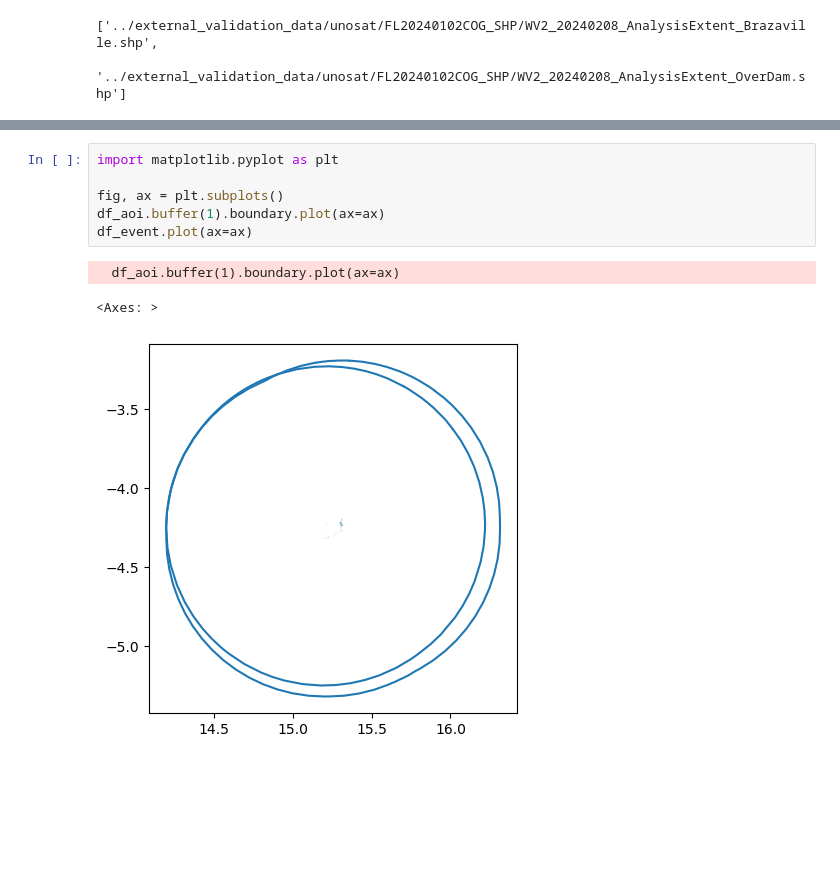
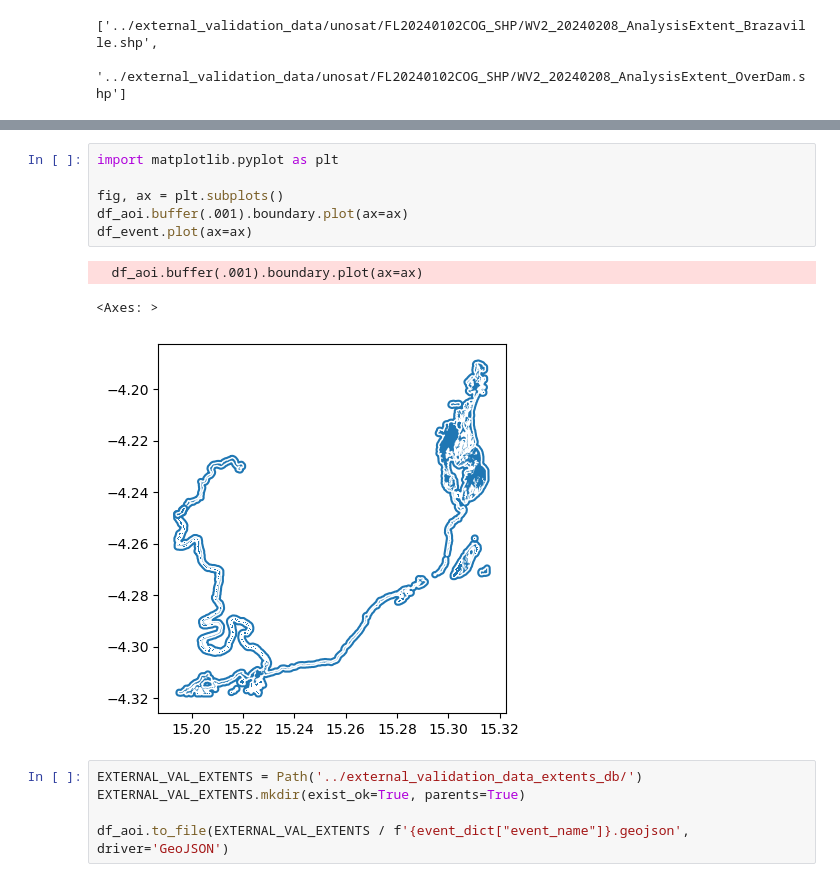
Before and after one commit to OPERA-Cal-Val/dist-s1-events, a Jupyter notebook: external_data_organize/7a_brazzaville_2023.ipynb, the cells around one changed output, grey strips where cells are left out. Saved outputs shown, nothing was run; the diff lists cells and outputs as text; blank space fills up the shorter version.

```diff
--- a/external_data_organize/7a_brazzaville_2023.ipynb
+++ b/external_data_organize/7a_brazzaville_2023.ipynb
@@ -109,10 +109,15 @@ df_aoi.head()
 # %%
 import matplotlib.pyplot as plt
 
 fig, ax = plt.subplots()
-df_aoi.buffer(1).boundary.plot(ax=ax)
+df_aoi.buffer(.001).boundary.plot(ax=ax)
 df_event.plot(ax=ax)
 # %% [output]
-  df_aoi.buffer(1).boundary.plot(ax=ax)
+  df_aoi.buffer(.001).boundary.plot(ax=ax)
 <Axes: >
-[figure, old version]
+[figure, new version]
+# %%
+EXTERNAL_VAL_EXTENTS = Path('../external_validation_data_extents_db/')
+EXTERNAL_VAL_EXTENTS.mkdir(exist_ok=True, parents=True)
+
+df_aoi.to_file(EXTERNAL_VAL_EXTENTS / f'{event_dict["event_name"]}.geojson', driver='GeoJSON')
```
Also changed, not shown: parts of 1 cell of this notebook.
